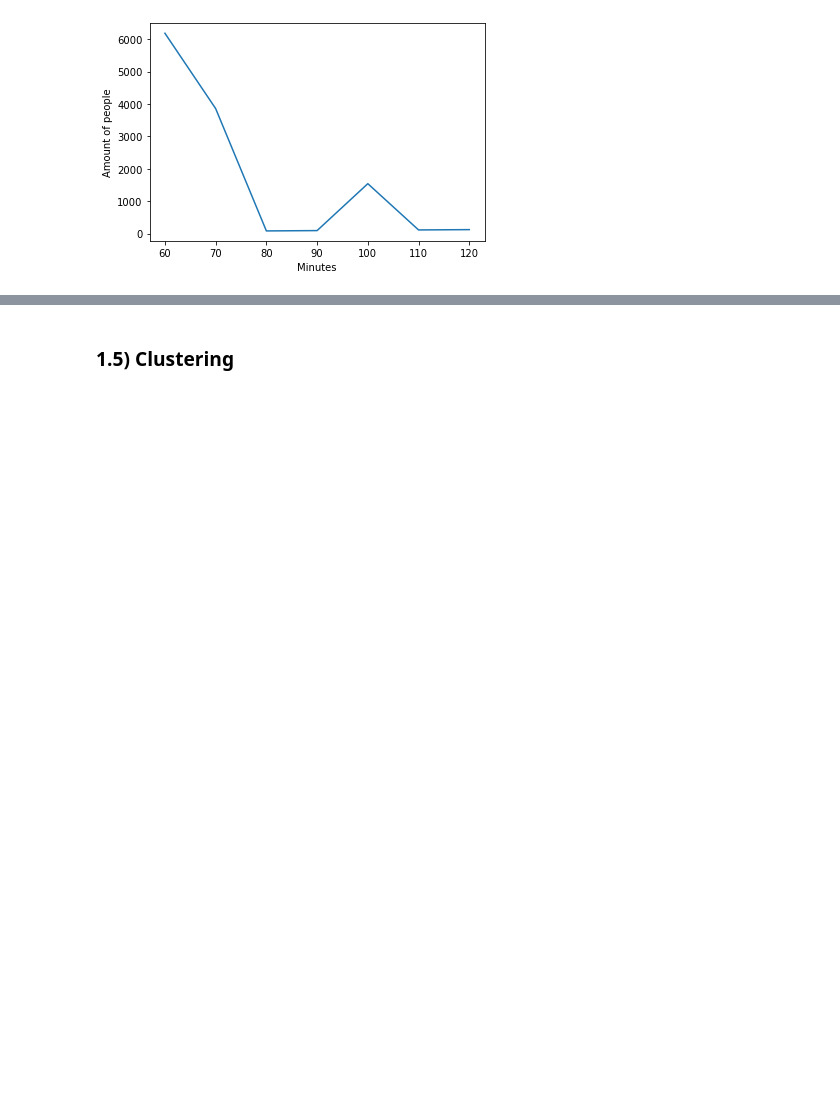
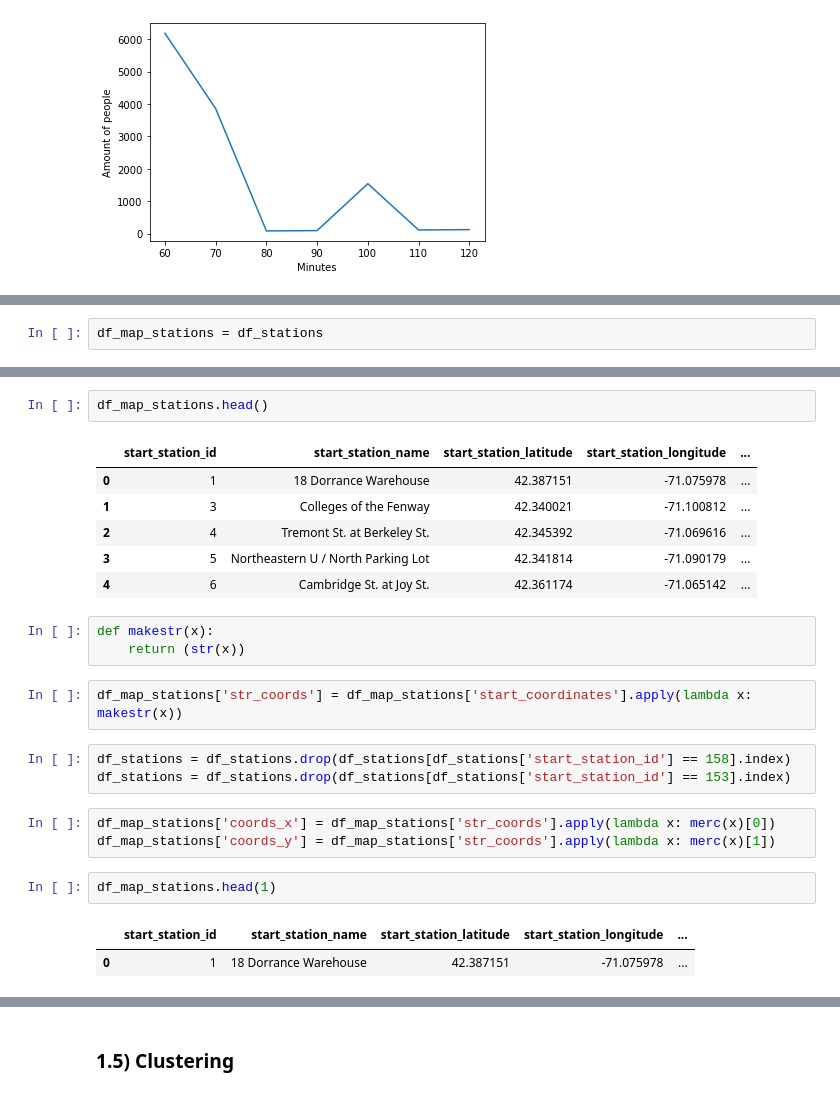
Before and after one commit to renefreitag/Data_Vipers, a Jupyter notebook: CBA/OMNI_BOOK.ipynb, the cells around one changed output, grey strips where cells are left out. Cells and saved outputs as stored; diff of their text form; blank space fills up the shorter version.

```diff
--- a/CBA/OMNI_BOOK.ipynb
+++ b/CBA/OMNI_BOOK.ipynb
@@ -727,0 +772,2 @@ Text(0, 0.5, 'Amount of people')
+# %%
+df_map_stations = df_stations
@@ -727,0 +790,25 @@ Text(0, 0.5, 'Amount of people')
+# %%
+df_map_stations.head()
+# %% [output]
+|  | start_station_id | start_station_name | start_station_latitude | start_station_longitude | ... |
+| 0 | 1 | 18 Dorrance Warehouse | 42.387151 | -71.075978 | ... |
+| 1 | 3 | Colleges of the Fenway | 42.340021 | -71.100812 | ... |
+| 2 | 4 | Tremont St. at Berkeley St. | 42.345392 | -71.069616 | ... |
+| 3 | 5 | Northeastern U / North Parking Lot | 42.341814 | -71.090179 | ... |
+| 4 | 6 | Cambridge St. at Joy St. | 42.361174 | -71.065142 | ... |
+# %%
+def makestr(x):
+    return (str(x))
+# %%
+df_map_stations['str_coords'] = df_map_stations['start_coordinates'].apply(lambda x: makestr(x))
+# %%
+df_stations = df_stations.drop(df_stations[df_stations['start_station_id'] == 158].index)
+df_stations = df_stations.drop(df_stations[df_stations['start_station_id'] == 153].index)
+# %%
+df_map_stations['coords_x'] = df_map_stations['str_coords'].apply(lambda x: merc(x)[0])
+df_map_stations['coords_y'] = df_map_stations['str_coords'].apply(lambda x: merc(x)[1])
+# %%
+df_map_stations.head(1)
+# %% [output]
+|  | start_station_id | start_station_name | start_station_latitude | start_station_longitude | ... |
+| 0 | 1 | 18 Dorrance Warehouse | 42.387151 | -71.075978 | ... |
```
Also changed, not shown: parts of 14 cells of this notebook.
